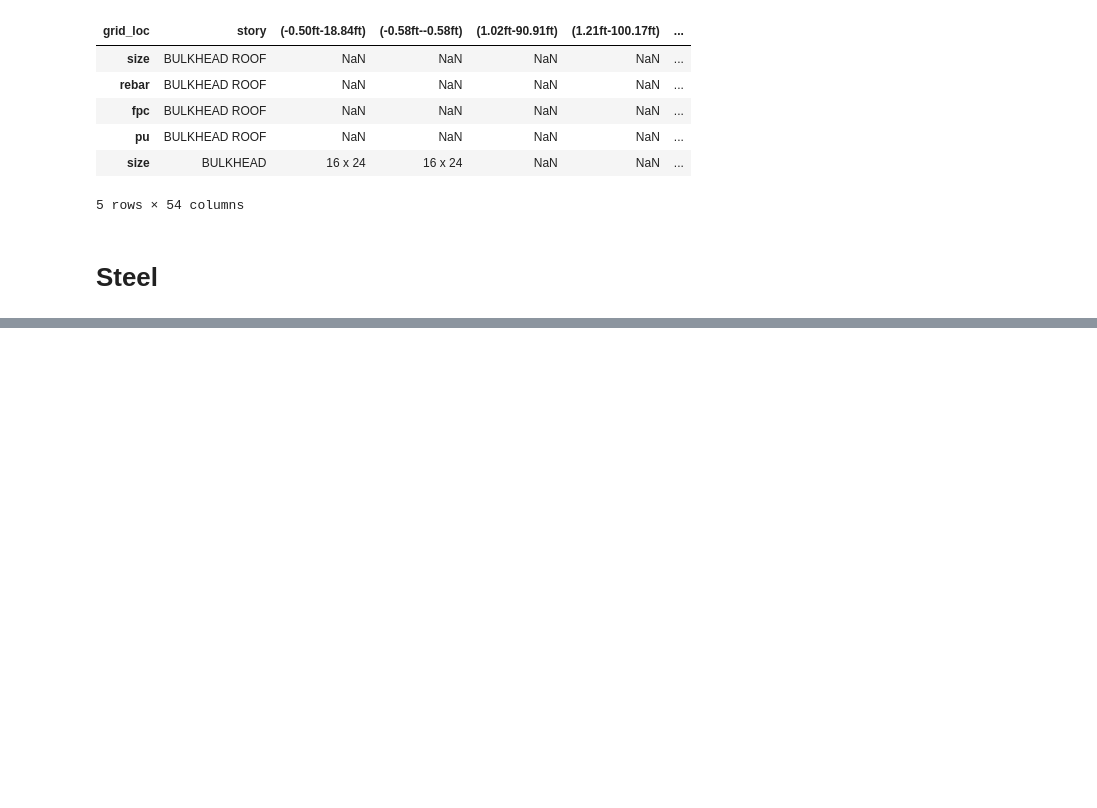
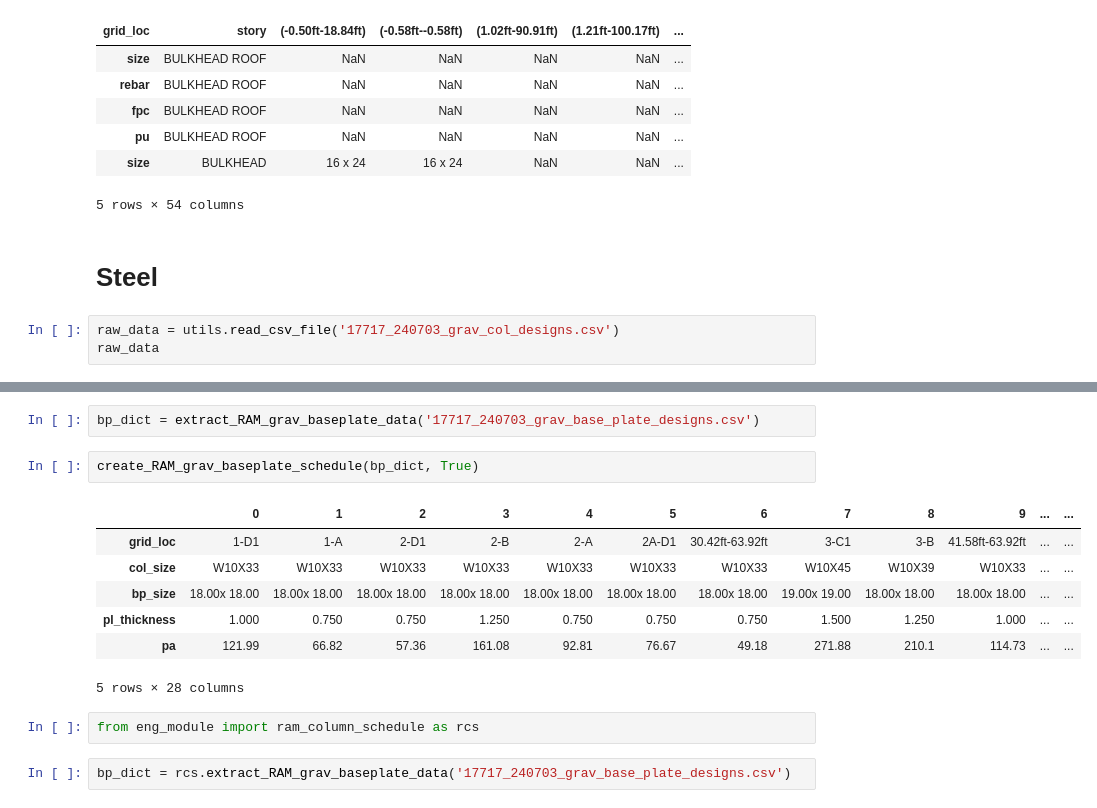
Before and after one commit to dankicode/column-schedulizer, a Jupyter notebook: ram_column_schedule.ipynb, the cells around one changed output, grey strips where cells are left out. Drawn from its saved outputs; the diff is of its cells as text; blank space fills up the shorter version.

```diff
--- a/ram_column_schedule.ipynb
+++ b/ram_column_schedule.ipynb
@@ -150,3 +228,6 @@ schedule.head()
 5 rows × 54 columns
 # %% [markdown]
 # Steel
+# %%
+raw_data = utils.read_csv_file('17717_240703_grav_col_designs.csv')
+raw_data
@@ -152,0 +487,16 @@ schedule.head()
+# %%
+bp_dict = extract_RAM_grav_baseplate_data('17717_240703_grav_base_plate_designs.csv')
+# %%
+create_RAM_grav_baseplate_schedule(bp_dict, True)
+# %% [output]
+|  | 0 | 1 | 2 | 3 | 4 | 5 | 6 | 7 | 8 | 9 | ... | ... |
+| grid_loc | 1-D1 | 1-A | 2-D1 | 2-B | 2-A | 2A-D1 | 30.42ft-63.92ft | 3-C1 | 3-B | 41.58ft-63.92ft | ... | ... |
+| col_size | W10X33 | W10X33 | W10X33 | W10X33 | W10X33 | W10X33 | W10X33 | W10X45 | W10X39 | W10X33 | ... | ... |
+| bp_size | 18.00x 18.00 | 18.00x 18.00 | 18.00x 18.00 | 18.00x 18.00 | 18.00x 18.00 | 18.00x 18.00 | 18.00x 18.00 | 19.00x 19.00 | 18.00x 18.00 | 18.00x 18.00 | ... | ... |
+| pl_thickness | 1.000 | 0.750 | 0.750 | 1.250 | 0.750 | 0.750 | 0.750 | 1.500 | 1.250 | 1.000 | ... | ... |
+| pa | 121.99 | 66.82 | 57.36 | 161.08 | 92.81 | 76.67 | 49.18 | 271.88 | 210.1 | 114.73 | ... | ... |
+5 rows × 28 columns
+# %%
+from eng_module import ram_column_schedule as rcs
+# %%
+bp_dict = rcs.extract_RAM_grav_baseplate_data('17717_240703_grav_base_plate_designs.csv')
```
Also changed, not shown: parts of 24 cells of this notebook, 11 other files.
